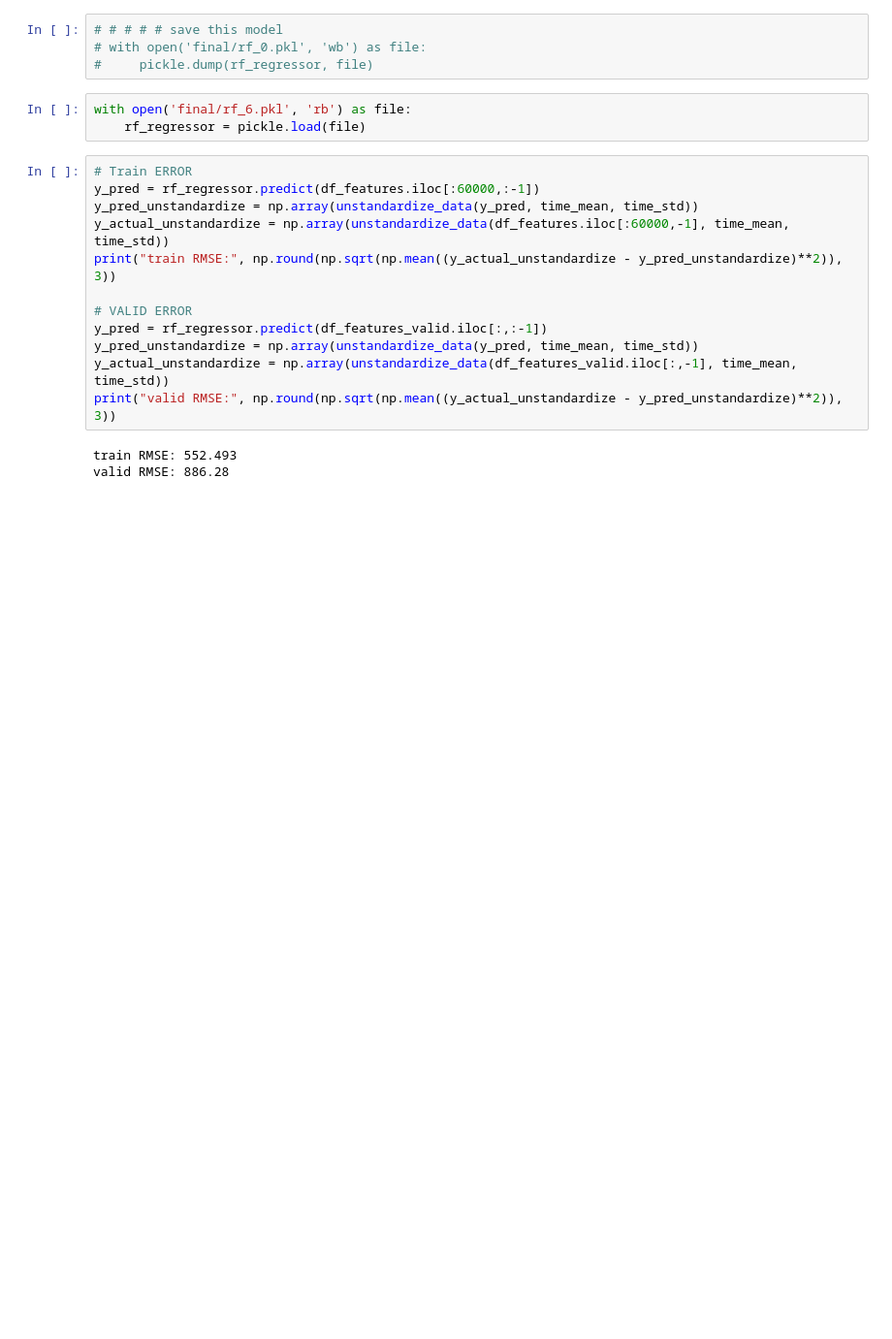
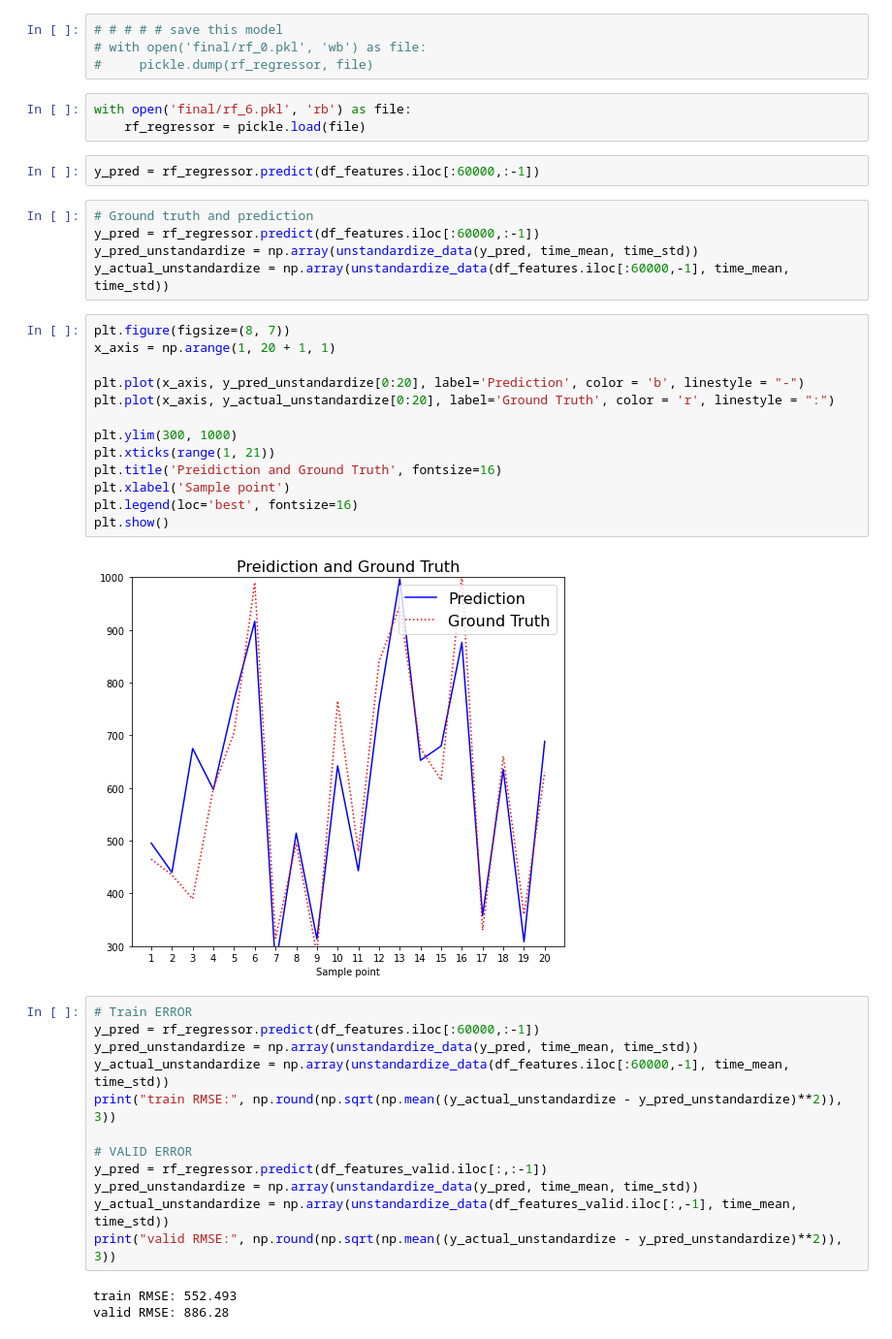
Before and after one commit to CaffeinY/RoseGPT-Final-Report, a Jupyter notebook: final_random_forest.ipynb, the cells around one changed output. Shown: that part at 97% size. Cells and saved outputs as stored; diff of their text form; blank space fills up the shorter version.

```diff
--- a/final_random_forest.ipynb
+++ b/final_random_forest.ipynb
@@ -198,6 +198,28 @@ print("valid RMSE:", np.round(np.sqrt(np.mean((y_actual_unstandardize - y_pred_u
 # %%
 with open('final/rf_6.pkl', 'rb') as file:
     rf_regressor = pickle.load(file)
+# %%
+y_pred = rf_regressor.predict(df_features.iloc[:60000,:-1])
+# %%
+# Ground truth and prediction
+y_pred = rf_regressor.predict(df_features.iloc[:60000,:-1])
+y_pred_unstandardize = np.array(unstandardize_data(y_pred, time_mean, time_std))
+y_actual_unstandardize = np.array(unstandardize_data(df_features.iloc[:60000,-1], time_mean, time_std))
+# %%
+plt.figure(figsize=(8, 7))
+x_axis = np.arange(1, 20 + 1, 1)
+
+plt.plot(x_axis, y_pred_unstandardize[0:20], label='Prediction', color = 'b', linestyle = "-")
+plt.plot(x_axis, y_actual_unstandardize[0:20], label='Ground Truth', color = 'r', linestyle = ":")
+
+plt.ylim(300, 1000)
+plt.xticks(range(1, 21))
+plt.title('Preidiction and Ground Truth', fontsize=16)
+plt.xlabel('Sample point')
+plt.legend(loc='best', fontsize=16)
+plt.show()
+# %% [output]
+[figure, added]
 # %%
 # Train ERROR
 y_pred = rf_regressor.predict(df_features.iloc[:60000,:-1])
```
